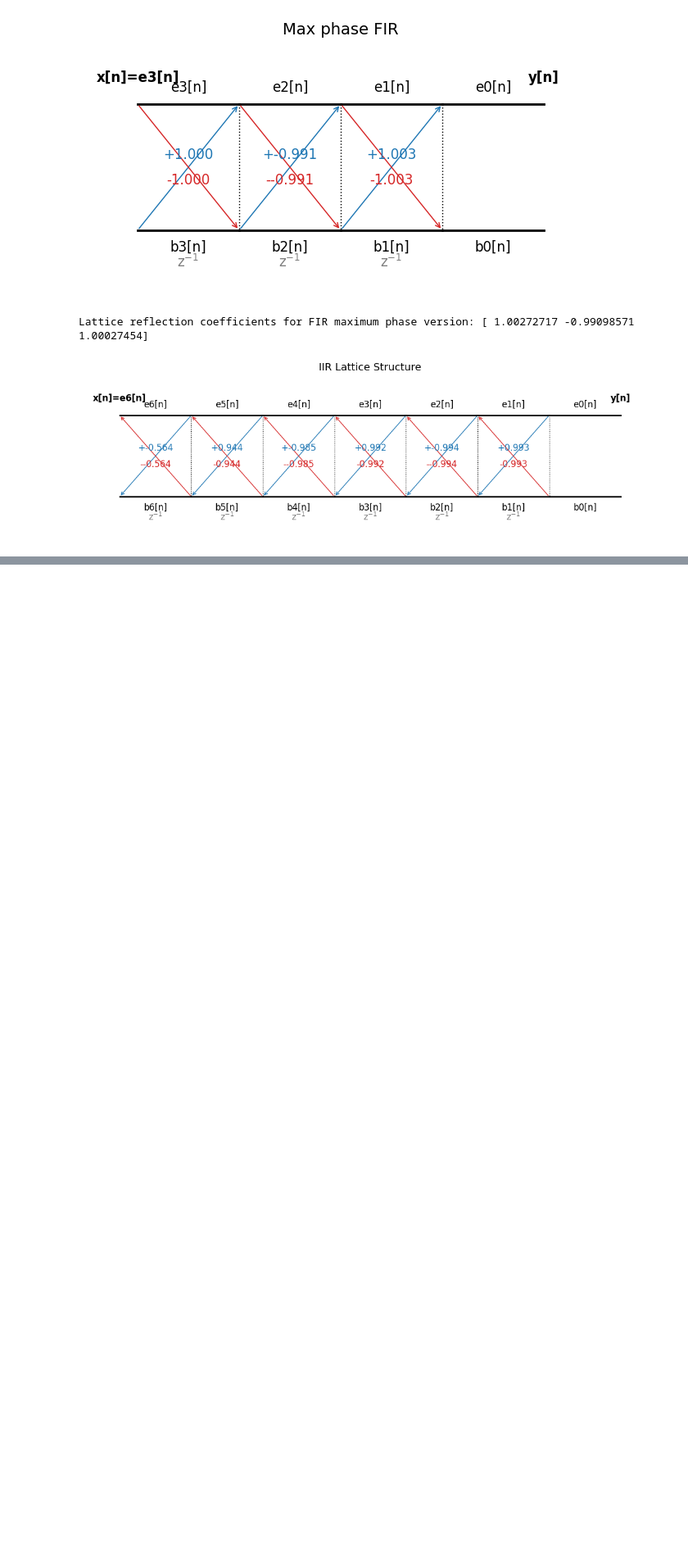
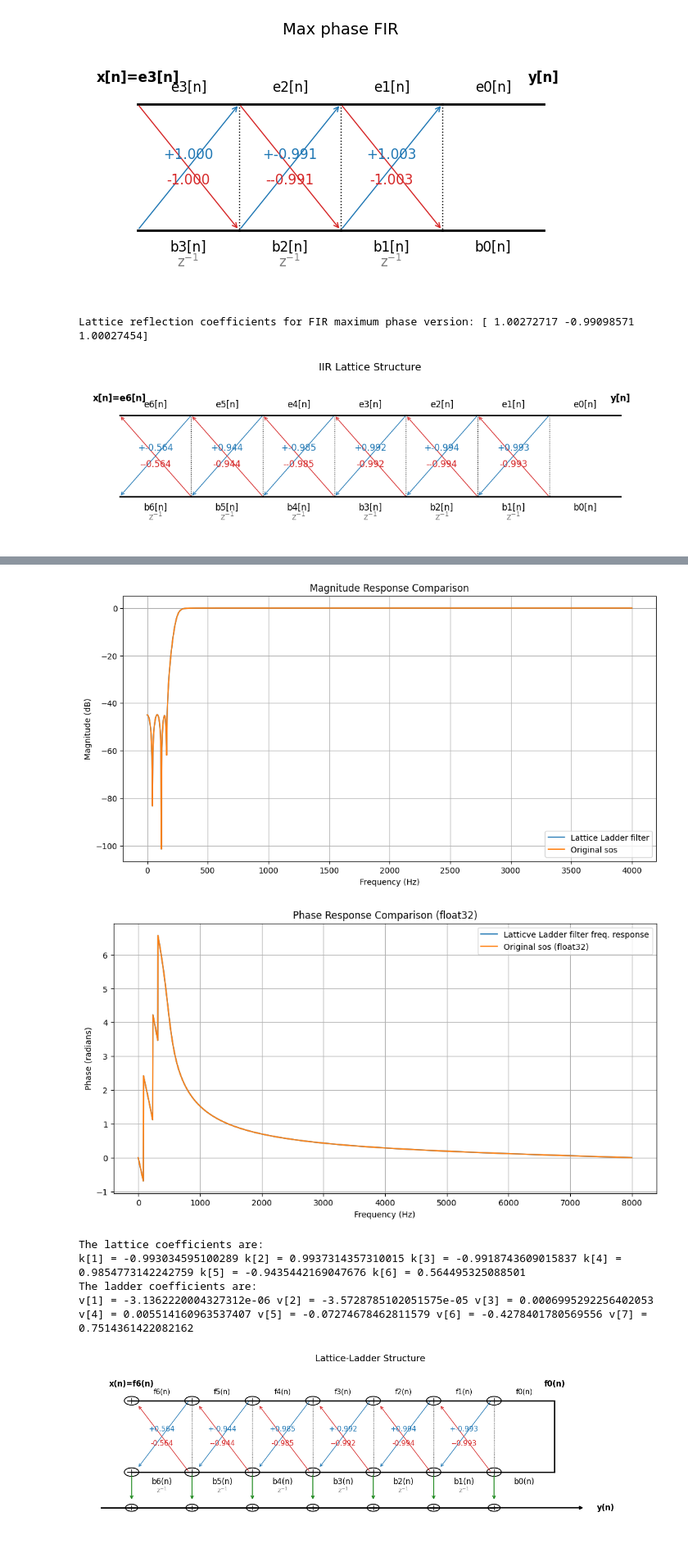
Before and after one commit to baset-veisi/filter_lattice, a Jupyter notebook: notebooks/biquad_example.ipynb, the cells around one changed output, grey strips where cells are left out. Shown at 82% size. Saved outputs shown, nothing was run; the diff lists cells and outputs as text; code cells hidden in the pictures; blank space fills up the shorter version.

```diff
--- a/notebooks/biquad_example.ipynb
+++ b/notebooks/biquad_example.ipynb
@@ -407,0 +402,55 @@ Output noise (Lattice) : -20.30852  dB
+# %%
+def plot_signal_response(signal, label, fs=fs):
+    # Compute FFT of the time-domain signal
+    h = np.fft.fft(signal, n=2048)
+    w = np.linspace(0, fs/2, 2048//2 + 1)
+    plt.plot(w, 20 * np.log10(np.maximum(np.abs(h[:len(w)]), 1e-30)), label=label)
+
+lat_lad_filter = tf2ltc((num,den), dtype=np.float32)
+len_plt = 1000
+imp = np.zeros(len_plt)
+imp[0] = 1
+h_lat_lad = lat_lad_filter.filter(imp)
+
+plt.figure(figsize=(12, 6))
+plot_signal_response( h_lat_lad, 'Lattice Ladder filter', fs=8000)
+h_sos = sig.sosfilt(sos,imp)
+plot_signal_response( h_sos, 'Original sos', fs=8000)
+
+plt.title('Magnitude Response Comparison')
+plt.xlabel('Frequency (Hz)')
+plt.ylabel('Magnitude (dB)')
+plt.grid(True)
+plt.legend()
+plt.show()
+
+plt.figure(figsize=(12, 6))
+w, h1 = sig.freqz(h_lat_lad , worN=2048, fs=fs)
+plt.plot(w, np.unwrap(np.angle(h1)), label='Latticve Ladder filter freq. response')
+plt.plot(w, np.unwrap(np.angle(H_sos)), label='Original sos (float32)')
+plt.title('Phase Response Comparison (float32)')
+plt.xlabel('Frequency (Hz)')
+plt.ylabel('Phase (radians)')
+plt.grid(True)
+plt.legend()
+plt.show()
+
+print("The lattice coefficients are:")
+kk = lat_lad_filter.reflection_coeffs
+for i in range(len(kk)):
+    print(f"k[{i+1}] = {kk[i]}",end=" ")
+print("")
+print("The ladder coefficients are:")
+v = lat_lad_filter.ladder_coeffs
+for i in range(len(v)):
+    print(f"v[{i+1}] = {v[i]}",end=" ")
+print("")
+lat_lad_filter.plot()
+# %% [output]
+[figure, added]
+[figure, added]
+The lattice coefficients are:
+k[1] = -0.993034595100289 k[2] = 0.9937314357310015 k[3] = -0.9918743609015837 k[4] = 0.9854773142242759 k[5] = -0.9435442169047676 k[6] = 0.564495325088501
+The ladder coefficients are:
+v[1] = -3.1362220004327312e-06 v[2] = -3.5728785102051575e-05 v[3] = 0.0006995292256402053 v[4] = 0.005514160963537407 v[5] = -0.07274678462811579 v[6] = -0.4278401780569556 v[7] = 0.7514361422082162
+[figure, added]
```
Also changed, not shown: parts of 8 cells of this notebook, 2 other files.
